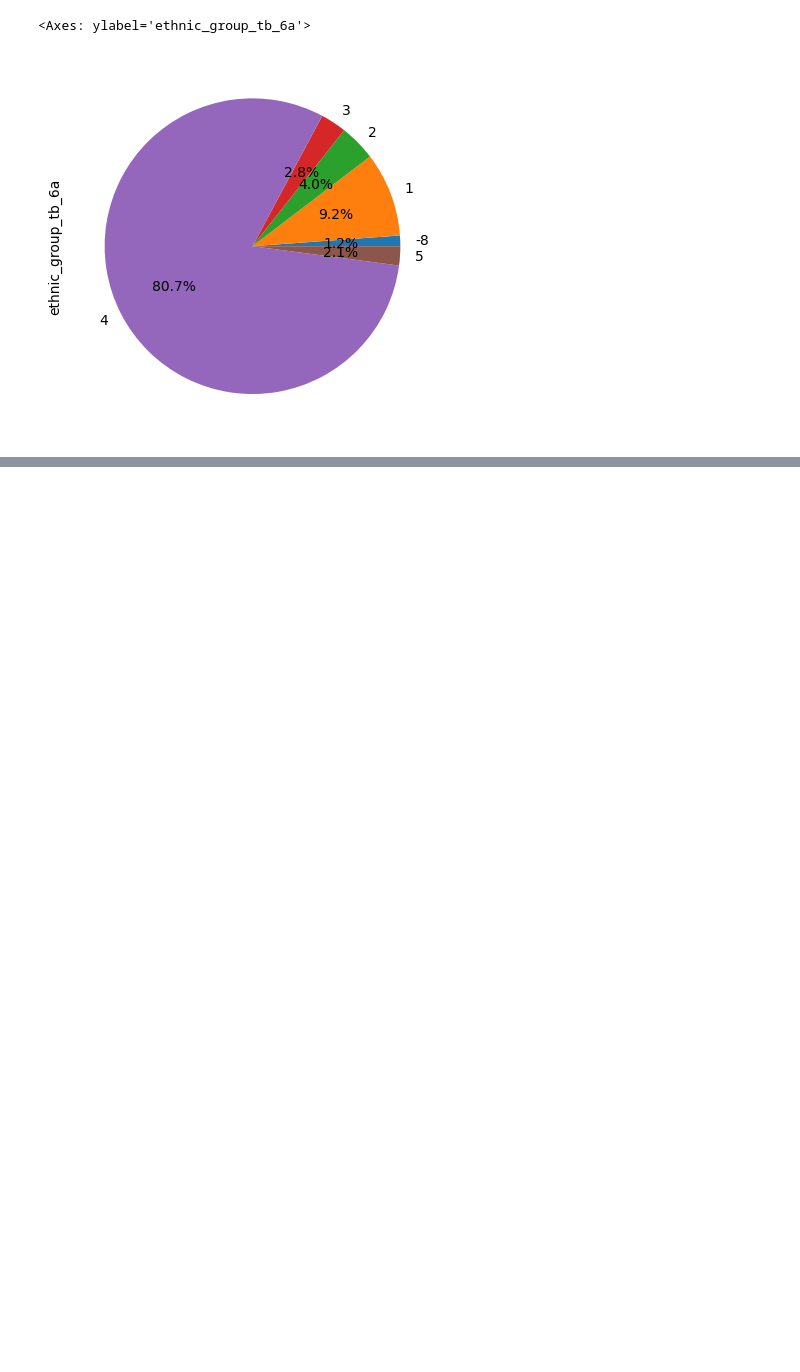
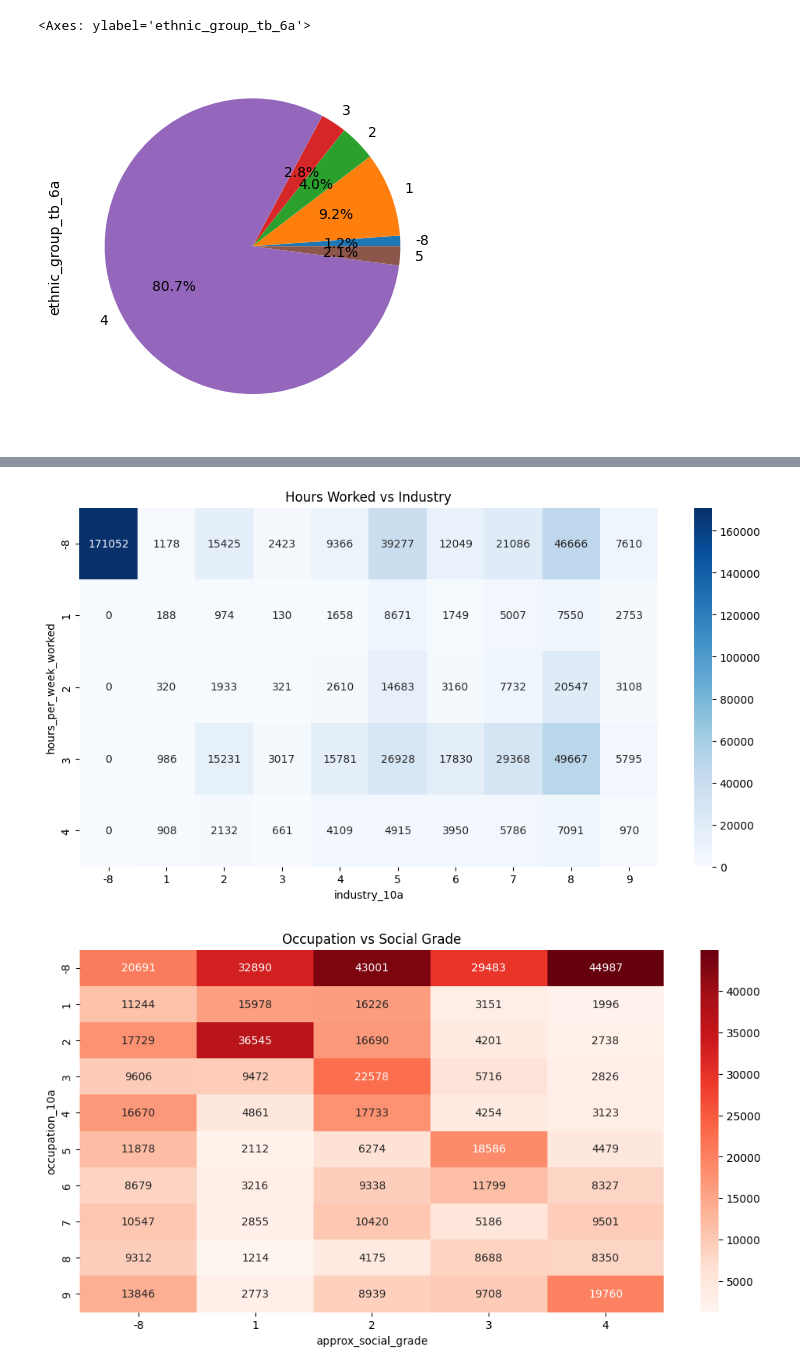
Before and after one commit to het106/Python-p2, a Jupyter notebook: notebooks/census2021.ipynb, the cells around one changed output, grey strips where cells are left out. Drawn from its saved outputs; the diff is of its cells as text; code cells hidden in the pictures; blank space fills up the shorter version.

```diff
--- a/notebooks/census2021.ipynb
+++ b/notebooks/census2021.ipynb
@@ -39,0 +90,23 @@ ethnic_counts.plot(kind='pie', autopct='%1.1f%%')
+# %%
+# Extra addition to the above - Heatmap
+import seaborn as sns
+import matplotlib.pyplot as plt
+
+plt.figure(figsize=(12, 6))
+sns.heatmap(
+    pd.crosstab(df['hours_per_week_worked'], df['industry_10a']),
+    annot=True, fmt='d', cmap='Blues'
+)
+plt.title('Hours Worked vs Industry')
+plt.show()
+
+plt.figure(figsize=(12, 6))
+sns.heatmap(
+    pd.crosstab(df['occupation_10a'], df['approx_social_grade']),
+    annot=True, fmt='d', cmap='Reds'
+)
+plt.title('Occupation vs Social Grade')
+plt.show()
+# %% [output]
+[figure, added]
+[figure, added]
```
Also changed, not shown: parts of 3 cells of this notebook, 1 other file.
